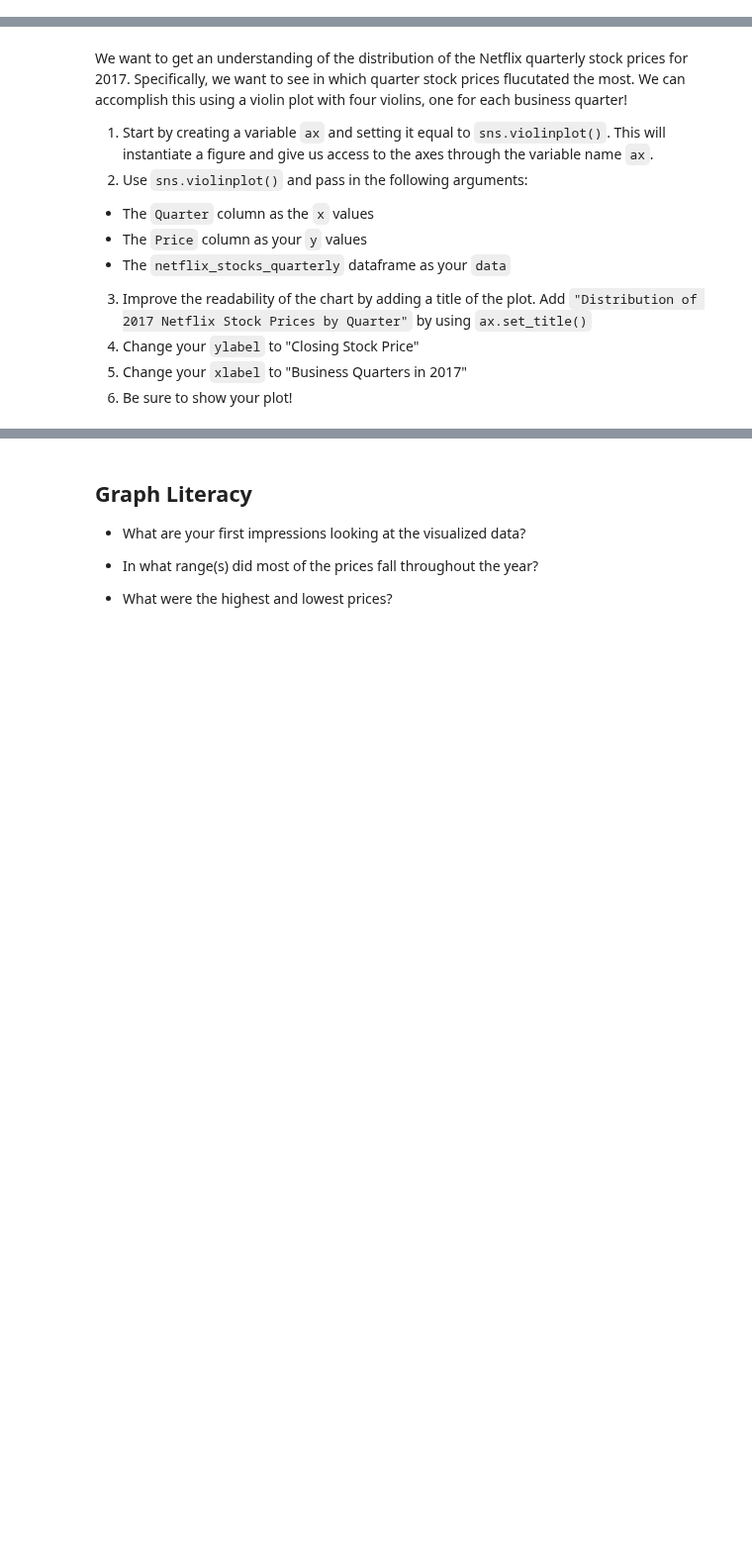
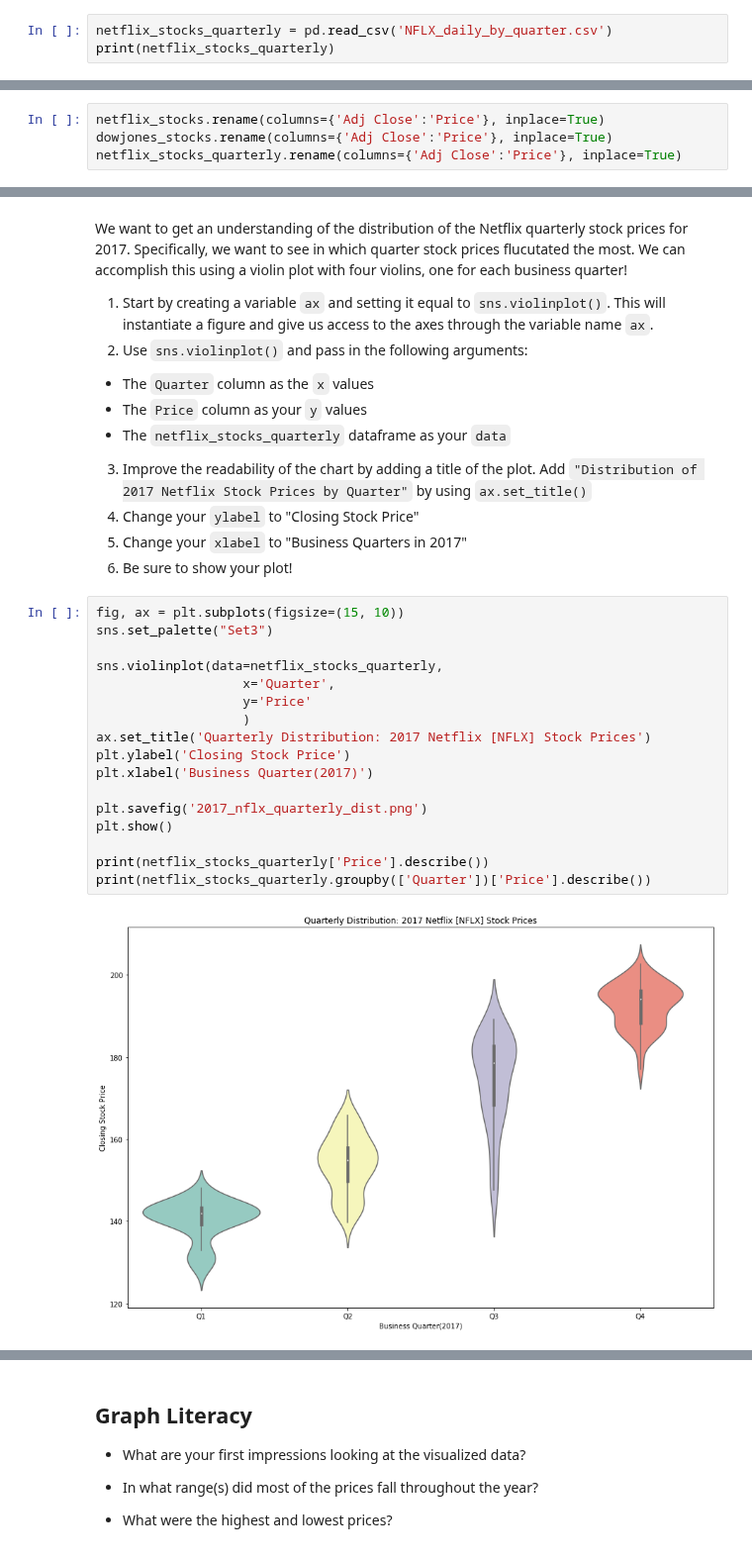
Before and after one commit to pelian/codeacademy, a Jupyter notebook: Data Visualization with Python/unit 6/Netflix Data/netflix_visualizations.ipynb, the cells around one changed output, grey strips where cells are left out. Shown at 99% size. Cells and saved outputs as stored; diff of their text form; blank space fills up the shorter version.

Commit message:
Netflix Data Capstone

```diff
--- a/Data Visualization with Python/unit 6/Netflix Data/netflix_visualizations.ipynb
+++ b/Data Visualization with Python/unit 6/Netflix Data/netflix_visualizations.ipynb
@@ -47,2 +97,5 @@ Note: You can learn more about why the Dow Jones Industrial Average is a industr
 # %% [markdown]
 Load **NFLX_daily_by_quarter.csv** into a DataFrame called `netflix_stocks_quarterly`. Then, quickly inspect the DataFrame using `print()`.
+# %%
+netflix_stocks_quarterly = pd.read_csv('NFLX_daily_by_quarter.csv')
+print(netflix_stocks_quarterly)
@@ -76,5 +181,9 @@ Use Pandas to change the name of of the column to `Adj Close` to `Price` so that
 
 Do this for the Dow Jones and Netflix Quarterly pandas dataframes as well.
 Hint: Use [`.rename()`](https://pandas.pydata.org/pandas-docs/stable/generated/pandas.DataFrame.rename.html)).
+# %%
+netflix_stocks.rename(columns={'Adj Close':'Price'}, inplace=True)
+dowjones_stocks.rename(columns={'Adj Close':'Price'}, inplace=True)
+netflix_stocks_quarterly.rename(columns={'Adj Close':'Price'}, inplace=True)
 # %% [markdown]
 Run `netflix_stocks.head()` again to check your column name has changed.
@@ -97,3 +243,22 @@ We want to get an understanding of the distribution of the Netflix quarterly sto
 4. Change your `ylabel` to "Closing Stock Price"
 5. Change your `xlabel` to "Business Quarters in 2017"
 6. Be sure to show your plot!
+# %%
+fig, ax = plt.subplots(figsize=(15, 10))
+sns.set_palette("Set3")
+
+sns.violinplot(data=netflix_stocks_quarterly,
+                   x='Quarter',
+                   y='Price'
+                   )
+ax.set_title('Quarterly Distribution: 2017 Netflix [NFLX] Stock Prices')
+plt.ylabel('Closing Stock Price')
+plt.xlabel('Business Quarter(2017)')
+
+plt.savefig('2017_nflx_quarterly_dist.png')
+plt.show()
+
+print(netflix_stocks_quarterly['Price'].describe())
+print(netflix_stocks_quarterly.groupby(['Quarter'])['Price'].describe())
+# %% [output]
+[figure, added]
```
Also changed, not shown: parts of 15 cells of this notebook, 10 other files.
